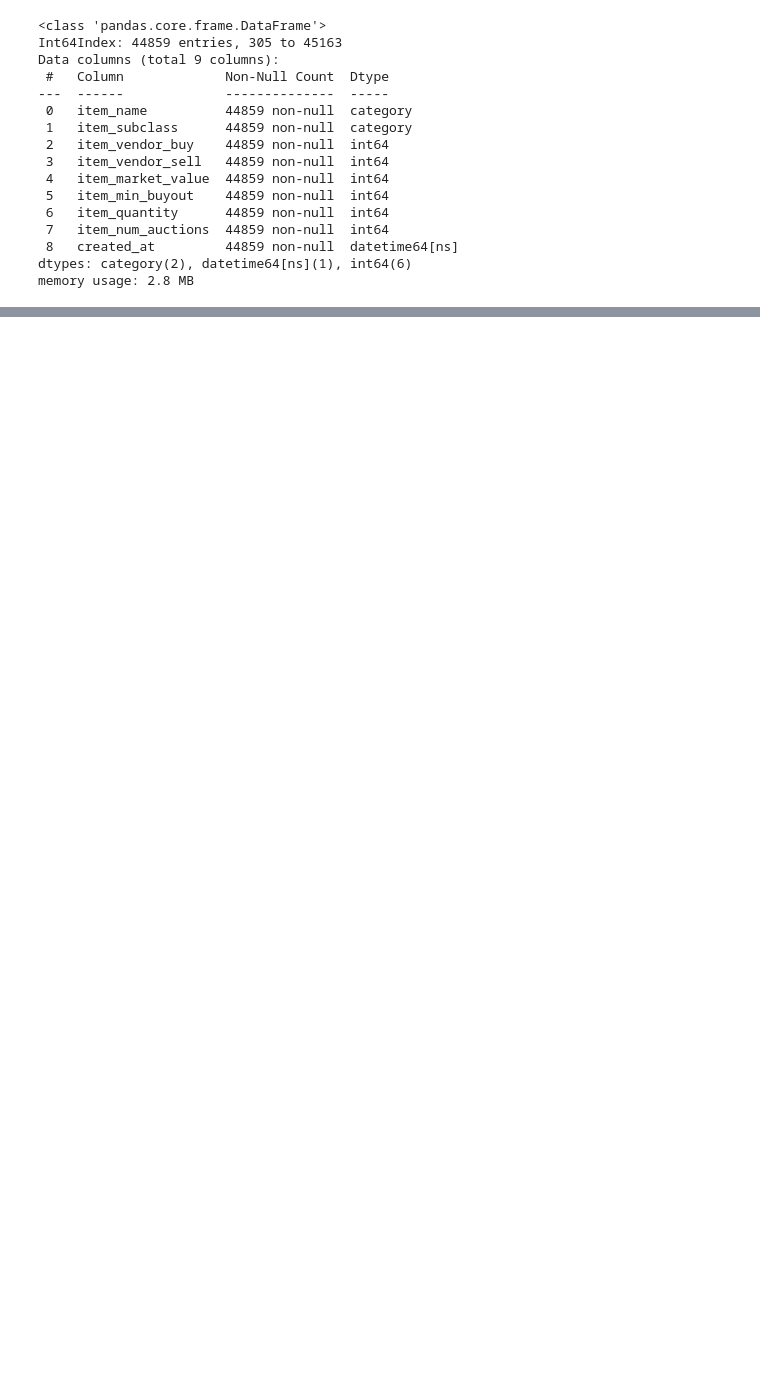
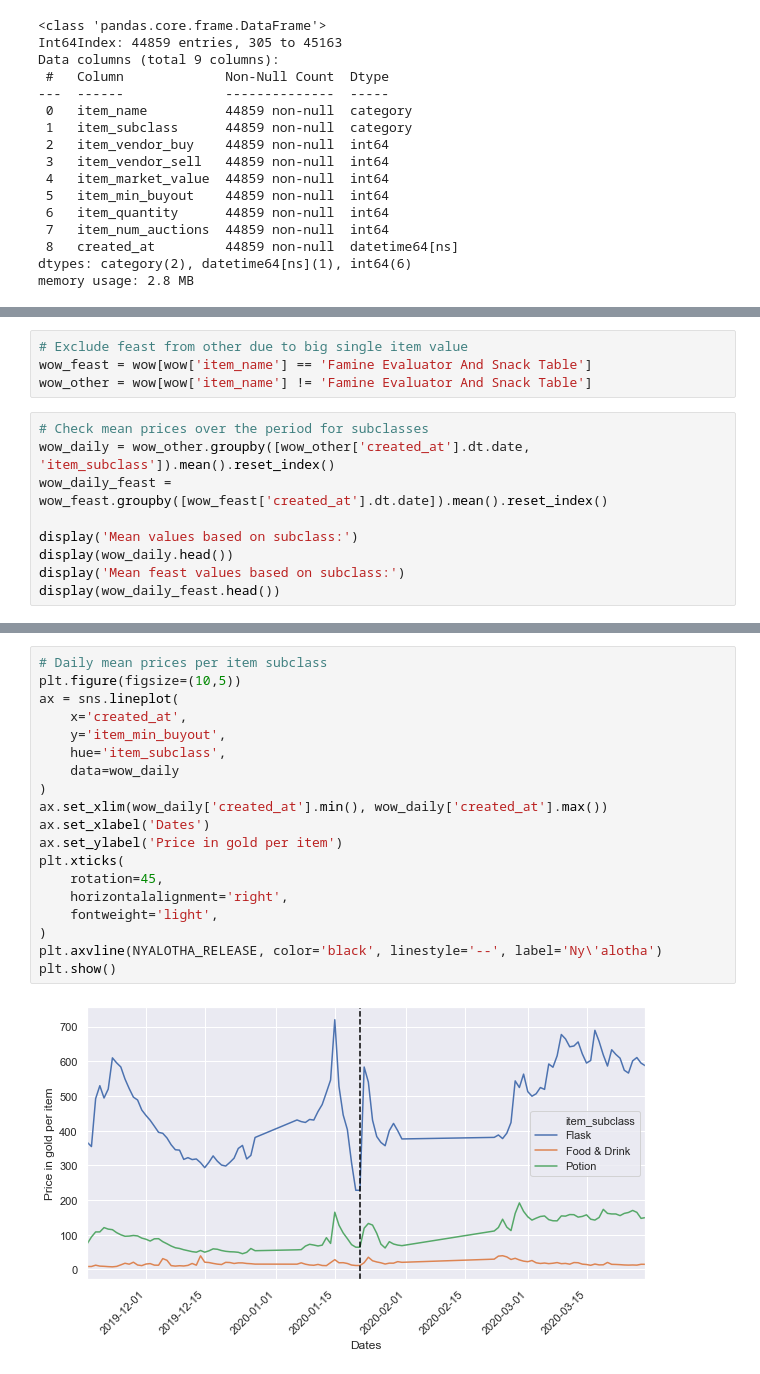
Before and after one commit to lukzmu/data-science, a Jupyter notebook: Other/World of Warcraft Auction House/notebook.ipynb, the cells around one changed output, grey strips where cells are left out. Saved outputs shown, nothing was run; the diff lists cells and outputs as text; blank space fills up the shorter version.

```diff
--- a/Other/World of Warcraft Auction House/notebook.ipynb
+++ b/Other/World of Warcraft Auction House/notebook.ipynb
@@ -134,0 +238,13 @@ memory usage: 2.1 MB
+# %%
+# Exclude feast from other due to big single item value
+wow_feast = wow[wow['item_name'] == 'Famine Evaluator And Snack Table']
+wow_other = wow[wow['item_name'] != 'Famine Evaluator And Snack Table']
+# %%
+# Check mean prices over the period for subclasses
+wow_daily = wow_other.groupby([wow_other['created_at'].dt.date, 'item_subclass']).mean().reset_index()
+wow_daily_feast = wow_feast.groupby([wow_feast['created_at'].dt.date]).mean().reset_index()
+
+display('Mean values based on subclass:')
+display(wow_daily.head())
+display('Mean feast values based on subclass:')
+display(wow_daily_feast.head())
@@ -134,0 +266,21 @@ memory usage: 2.1 MB
+# %%
+# Daily mean prices per item subclass
+plt.figure(figsize=(10,5))
+ax = sns.lineplot(
+    x='created_at',
+    y='item_min_buyout',
+    hue='item_subclass',
+    data=wow_daily
+)
+ax.set_xlim(wow_daily['created_at'].min(), wow_daily['created_at'].max())
+ax.set_xlabel('Dates')
+ax.set_ylabel('Price in gold per item')
+plt.xticks(
+    rotation=45,
+    horizontalalignment='right',
+    fontweight='light',
+)
+plt.axvline(NYALOTHA_RELEASE, color='black', linestyle='--', label='Ny\'alotha')
+plt.show()
+# %% [output]
+[figure, added]
```
Also changed, not shown: parts of 22 cells of this notebook.
